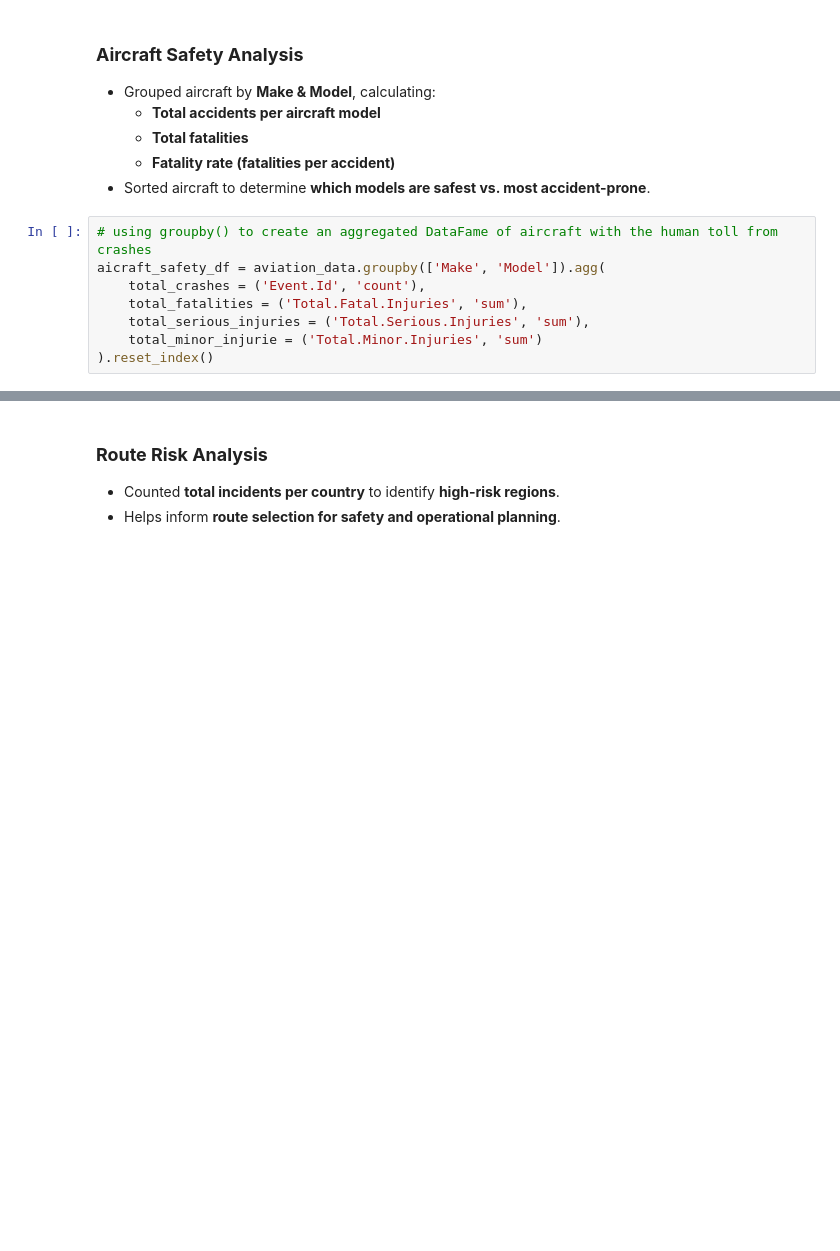
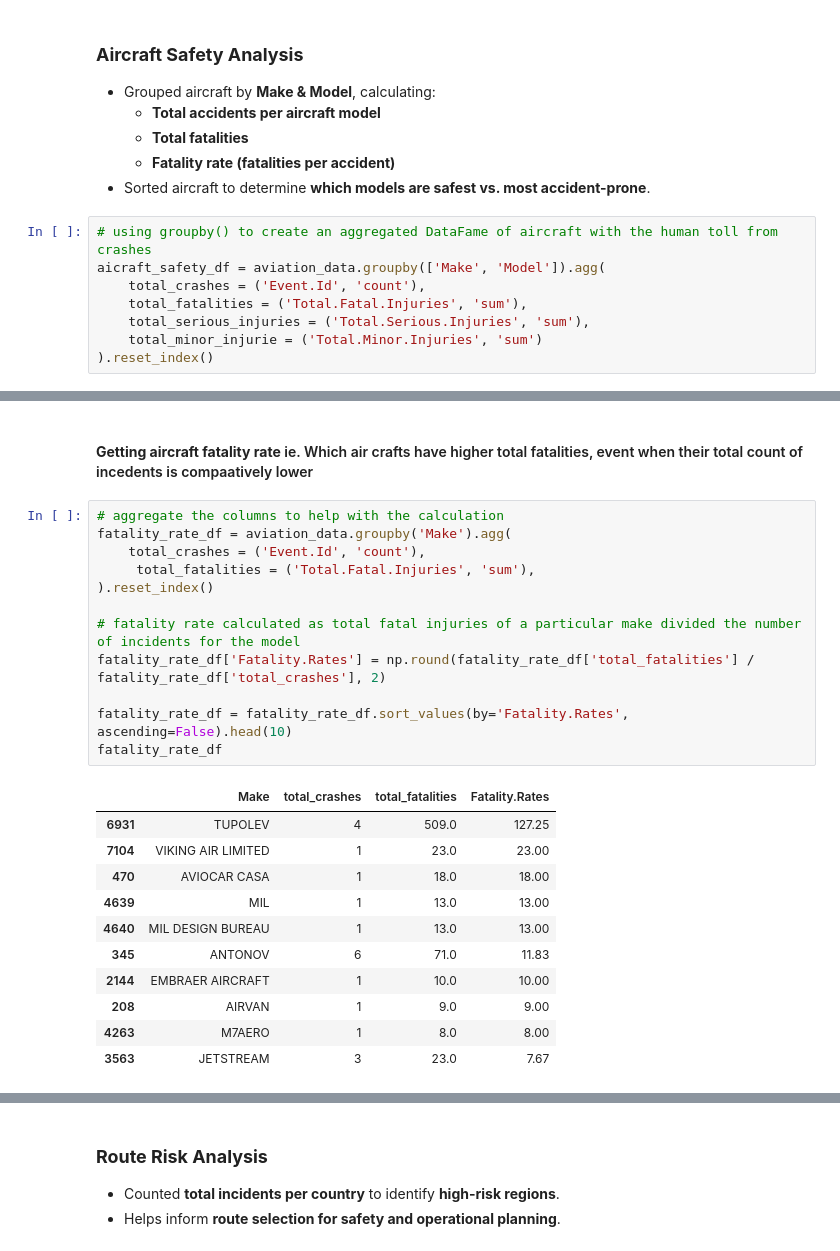
Before and after one commit to kuriakarime/dsc_Phase_one_Project_final, a Jupyter notebook: student.ipynb, the cells around one changed output, grey strips where cells are left out. Saved outputs shown, nothing was run; the diff lists cells and outputs as text; blank space fills up the shorter version.

```diff
--- a/student.ipynb
+++ b/student.ipynb
@@ -632,0 +637,26 @@ aicraft_safety_df.sort_values('total_fatalities', ascending=False).head(10)
+# %% [markdown]
+#### **Getting aircraft fatality rate** ie. Which air crafts have higher total fatalities, event when their total count of incedents is compaatively lower
+# %%
+# aggregate the columns to help with the calculation
+fatality_rate_df = aviation_data.groupby('Make').agg(
+    total_crashes = ('Event.Id', 'count'),
+     total_fatalities = ('Total.Fatal.Injuries', 'sum'),
+).reset_index()
+
+# fatality rate calculated as total fatal injuries of a particular make divided the number of incidents for the model
+fatality_rate_df['Fatality.Rates'] = np.round(fatality_rate_df['total_fatalities'] / fatality_rate_df['total_crashes'], 2)
+
+fatality_rate_df = fatality_rate_df.sort_values(by='Fatality.Rates', ascending=False).head(10)
+fatality_rate_df
+# %% [output]
+|  | Make | total_crashes | total_fatalities | Fatality.Rates |
+| 6931 | TUPOLEV | 4 | 509.0 | 127.25 |
+| 7104 | VIKING AIR LIMITED | 1 | 23.0 | 23.00 |
+| 470 | AVIOCAR CASA | 1 | 18.0 | 18.00 |
+| 4639 | MIL | 1 | 13.0 | 13.00 |
+| 4640 | MIL DESIGN BUREAU | 1 | 13.0 | 13.00 |
+| 345 | ANTONOV | 6 | 71.0 | 11.83 |
+| 2144 | EMBRAER AIRCRAFT | 1 | 10.0 | 10.00 |
+| 208 | AIRVAN | 1 | 9.0 | 9.00 |
+| 4263 | M7AERO | 1 | 8.0 | 8.00 |
+| 3563 | JETSTREAM | 3 | 23.0 | 7.67 |
```
Also changed, not shown: parts of 29 cells of this notebook, 3 other files.
